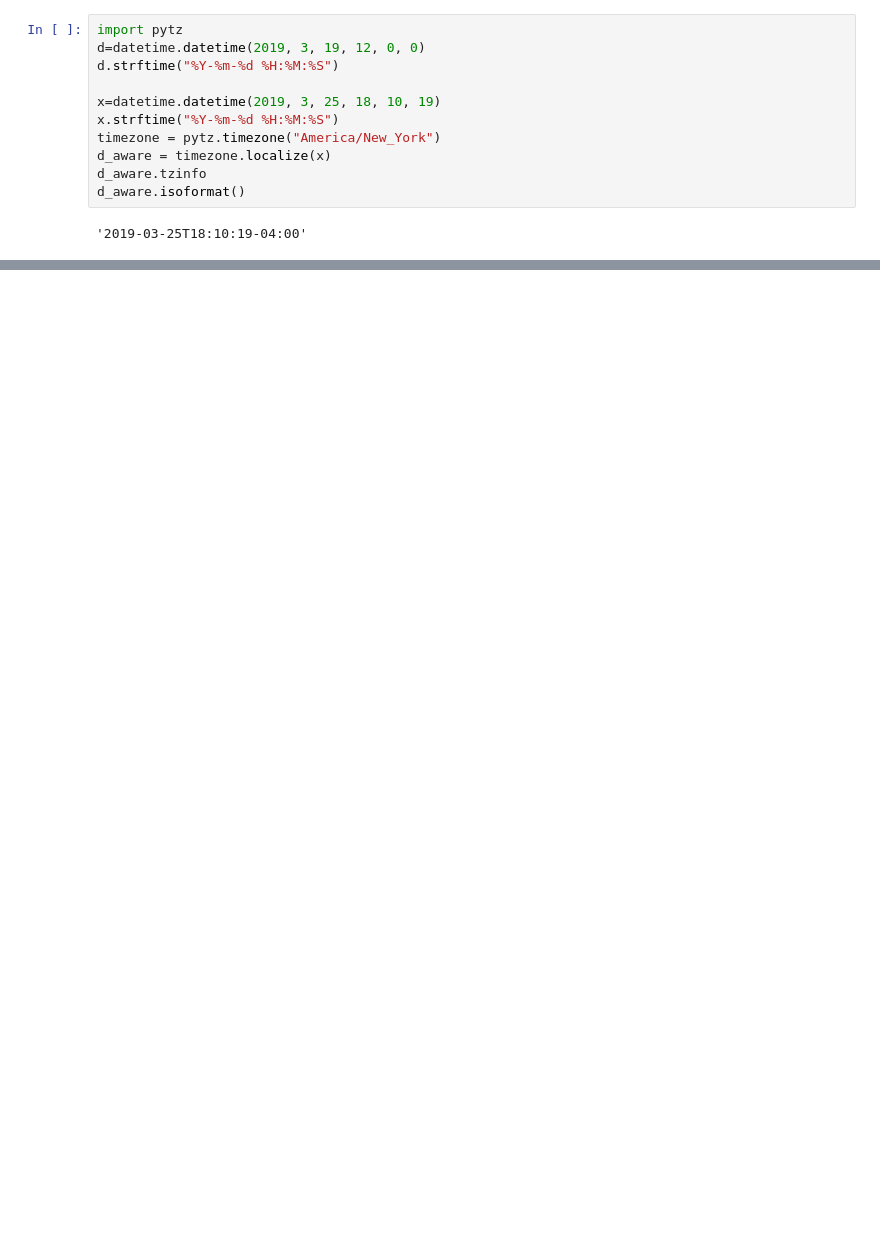
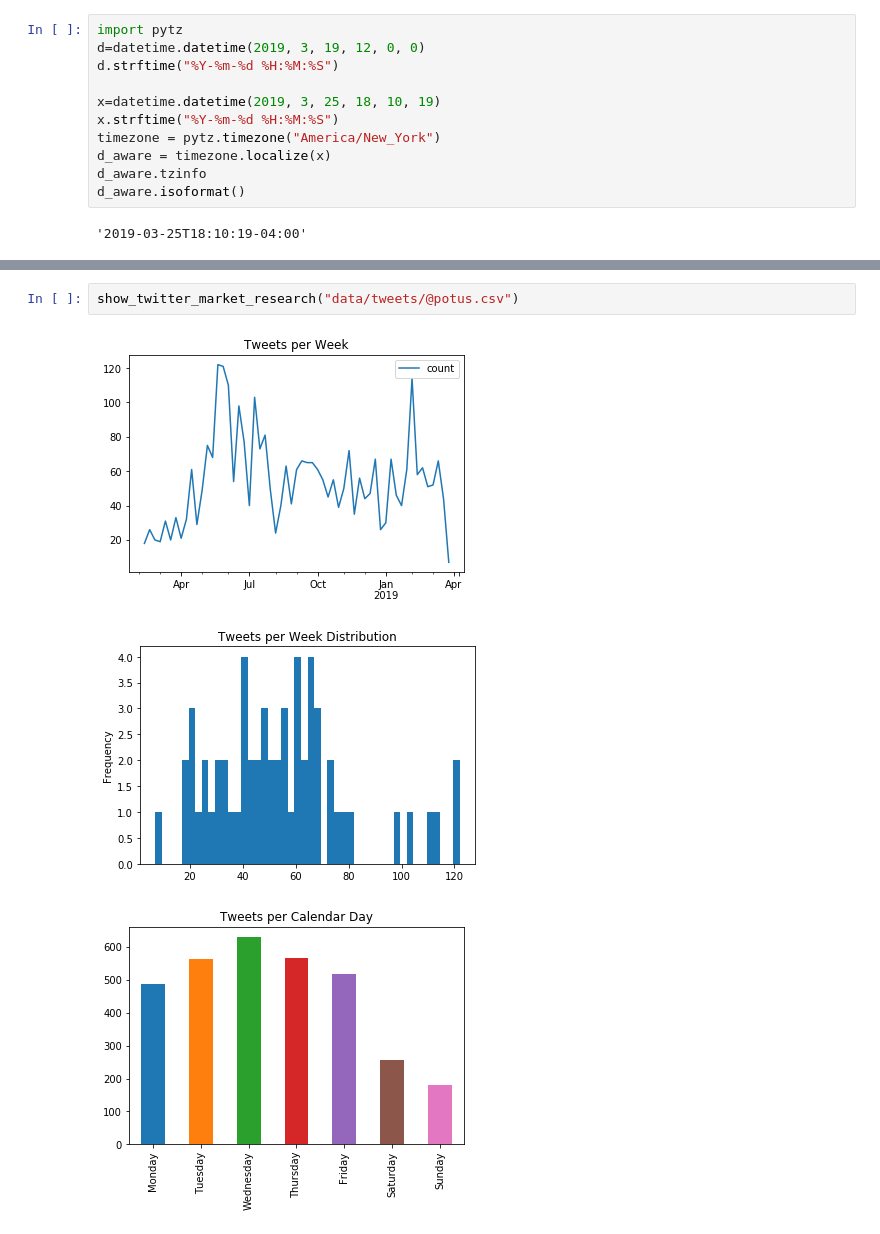
Before and after one commit to mng12689/predictit, a Jupyter notebook: Untitled.ipynb, the cells around one changed output, grey strips where cells are left out. Saved outputs shown, nothing was run; the diff lists cells and outputs as text; blank space fills up the shorter version.

```diff
--- a/Untitled.ipynb
+++ b/Untitled.ipynb
@@ -573,3 +476,9 @@ x.plot()
+# %%
+show_twitter_market_research("data/tweets/@potus.csv")
+# %% [output]
+[figure, added]
+[figure, added]
+[figure, added]
 # %%
 def to_groups(df, groups, count_key="count"):
     def to_range(c):
```
Also changed, not shown: parts of 36 cells of this notebook.
